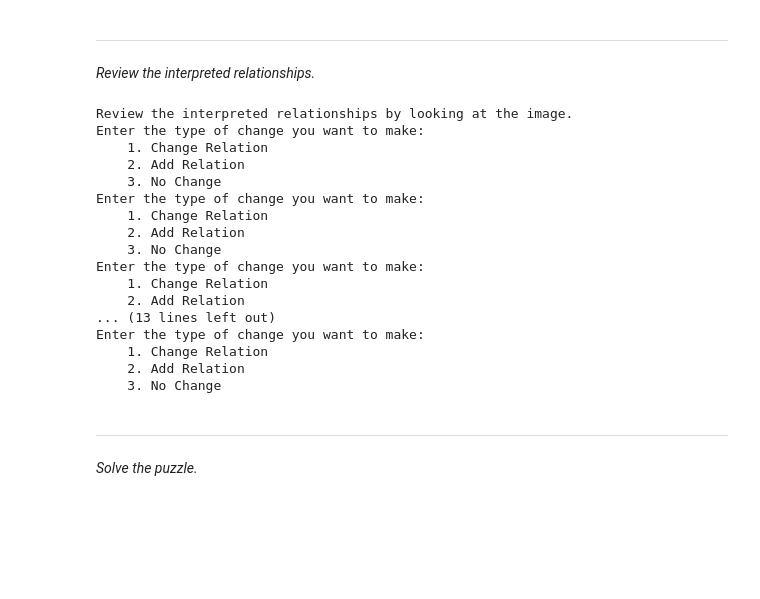
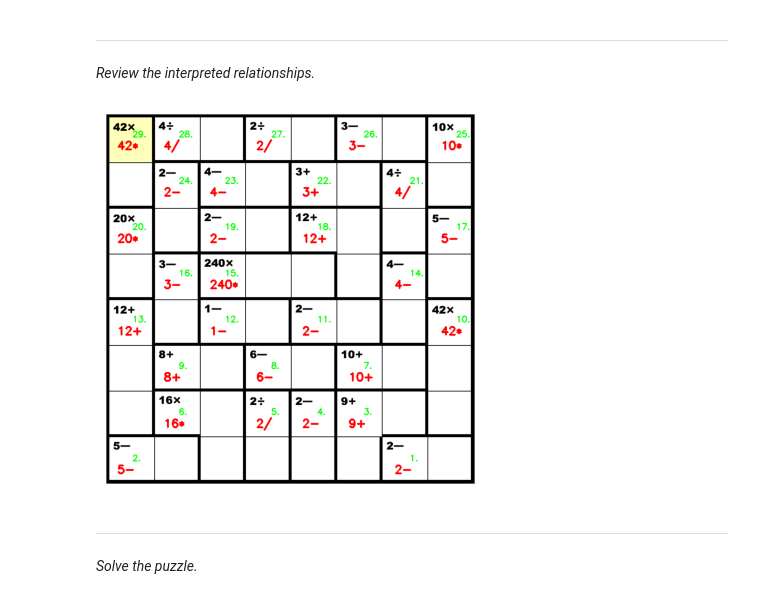
Before and after one commit to vivaansinghvi07/kenken-solver, a Jupyter notebook: main.ipynb, the cells around one changed output. Cells and saved outputs as stored; diff of their text form; code cells hidden in the pictures; blank space fills up the shorter version.

```diff
--- a/main.ipynb
+++ b/main.ipynb
@@ -262,69 +271,61 @@ imshow(dispimg)
 # %%
 print("Review the interpreted relationships by looking at the image.")
 
+imshow(dispimg)
+
+class Modification:
+    CHANGE = 1
+    ADD = 2
+    EXIT = 3
+
 option = -1
-while option != "No Change":
-    option = pynterface.numbered_menu(
-        beginning_prompt="Enter the type of change you want to make:",
-        options=[
-            "Change Relation",
-            "Add Relation",
-            "No Change"
-        ]
-    )
-    if option == "Change Relation":
+while option != Modification.EXIT:
+    dispimg = img.copy()
+    option = int(input("Enter 1 to change a relation, 2 to add one, or 3 if everything is good: "))
+    if option == Modification.CHANGE:
         # obtain updated inforamtion
-        id = int(input("Enter the ID of the operation you want to edit: "))
+        target_id = int(input("Enter the ID of the operation you want to edit: "))
         result = int(input("Enter the result of the operation: "))
         operand = input("Enter the operand ('_' for constant, '-' for subtraction, '+' for addition, '/' for division, and '*' for multiplication): ")
 
         # make sure its the right one and perform change
-        operation = operations[id-1]
-        assert id == operation["id"], "Error finding operation."
+        operation = operations[target_id-1]
+        assert target_id == operation["id"], "Error finding operation."
         operation["operand"] = operand
         operation["result"] = result
 
-    elif option == "Add Relation":
+    elif option == Modification.ADD:
         points = []
 
         # get information
         result = int(input("Enter the result of the operation: "))
         operand = input("Enter the operand ('_' for constant, '-' for subtraction, '+' for addition, '/' for division, and '*' for multiplication): ")
         new_point = -1
 
         while True:
             new_point = input("Enter the coordinate of a box in the relationship in the format \"x, y\", where the top left point is (0, 0), and the bottom right point is (<size>, <size>), or press enter if there are no points remaining: ")
             if new_point != '':
                 points.append(Point(*map(int, re.split("[, ]+", new_point))))
             else:
                 break
 
         operations.append({
             "id": id,
             "operand": operand,
             "result": result,
-            "squares": points
+            "squares": points,
+            "text_point": points[0]
         })
 
         id += 1
+
+    for operation in operations:
+        dispimg = show_interpretation(dispimg, operation)
+
+    clear_output(wait=True)
+    imshow(dispimg)
 # %% [output]
-Review the interpreted relationships by looking at the image.
-Enter the type of change you want to make:
-    1. Change Relation
-    2. Add Relation
-    3. No Change
-Enter the type of change you want to make:
-    1. Change Relation
-    2. Add Relation
-    3. No Change
-Enter the type of change you want to make:
-    1. Change Relation
-    2. Add Relation
-... (13 lines left out)
-Enter the type of change you want to make:
-    1. Change Relation
-    2. Add Relation
-    3. No Change
+[figure, added]
 # %% [markdown]
 <hr>
 
```
Also changed, not shown: parts of 7 cells of this notebook.
